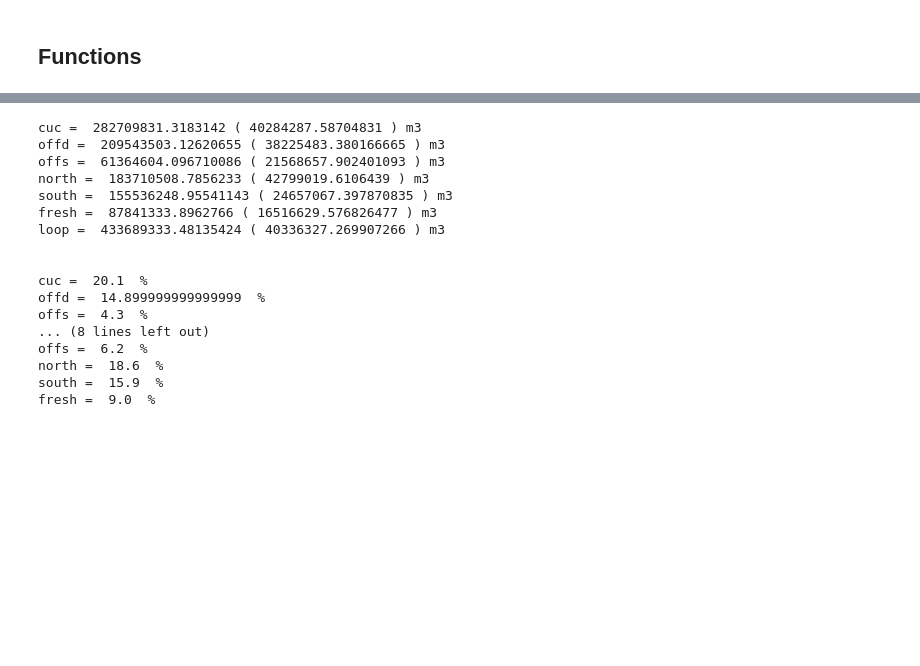
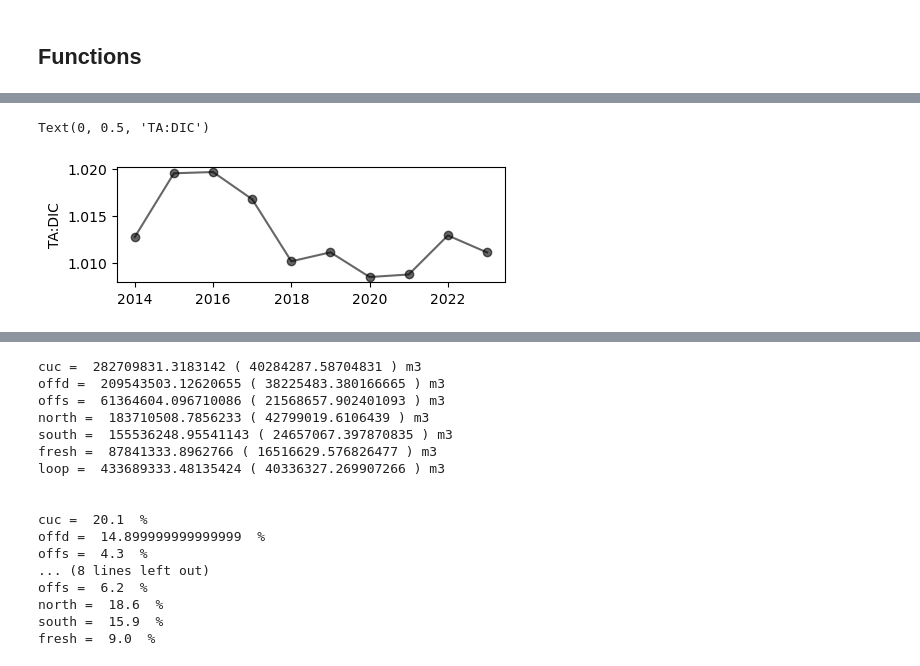
Before and after one commit to rbeutel/LO_user, a Jupyter notebook: ariane/quant_attribution_Flux.ipynb, the cells around one changed output, grey strips where cells are left out. Saved outputs shown, nothing was run; the diff lists cells and outputs as text; code cells hidden in the pictures; blank space fills up the shorter version.

```diff
--- a/ariane/quant_attribution_Flux.ipynb
+++ b/ariane/quant_attribution_Flux.ipynb
@@ -1536,5 +306,12 @@ TADIC = [all14['[TA-DIC]'][0],all15['[TA-DIC]'][0],
      all19['[TA-DIC]'][0],all20['[TA-DIC]'][0],
      all21['[TA-DIC]'][0],all22['[TA-DIC]'][0],
      all23['[TA-DIC]'][0]]
+
+TADICratio = [all14['TA:DIC'][0],all15['TA:DIC'][0],
+     all16['TA:DIC'][0],all17['TA:DIC'][0],
+     all18['TA:DIC'][0],
+     all19['TA:DIC'][0],all20['TA:DIC'][0],
+     all21['TA:DIC'][0],all22['TA:DIC'][0],
+     all23['TA:DIC'][0]]
 # %%
 all['section'] = ['cuc','offd','offs','north','south','fresh','loop']
@@ -1573 +453,8 @@ all
+# %%
+fig,ax = plt.subplots(1,1,figsize=[5,1.5])
+ax.plot(np.arange(2014,2024,1),TADICratio, alpha=0.6,c='k',marker='o')
+ax.set_ylabel('TA:DIC',fontsize=10)
+# %% [output]
+Text(0, 0.5, 'TA:DIC')
+[figure, added]
 # %%
```
Also changed, not shown: parts of 68 cells of this notebook, 2 other files.
